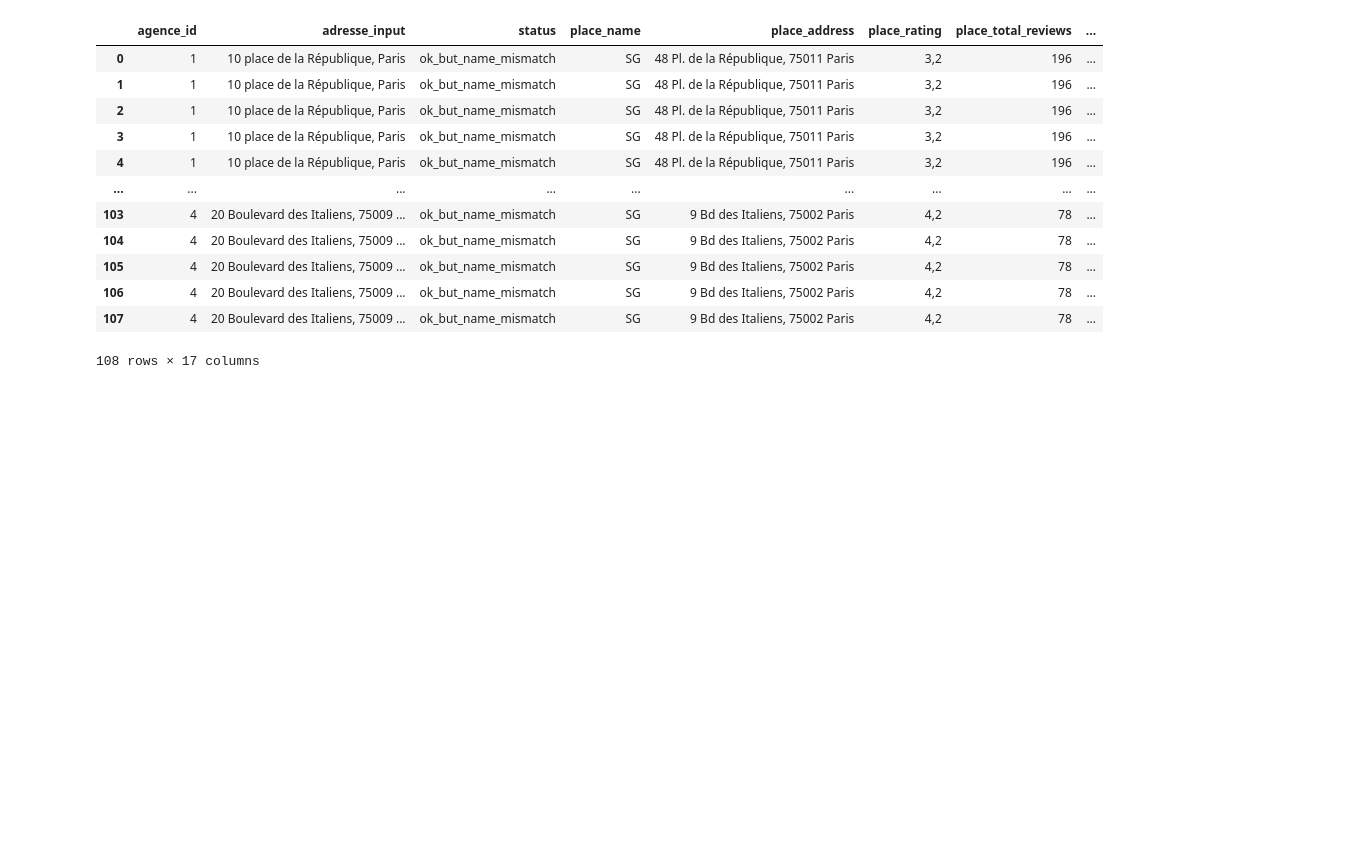
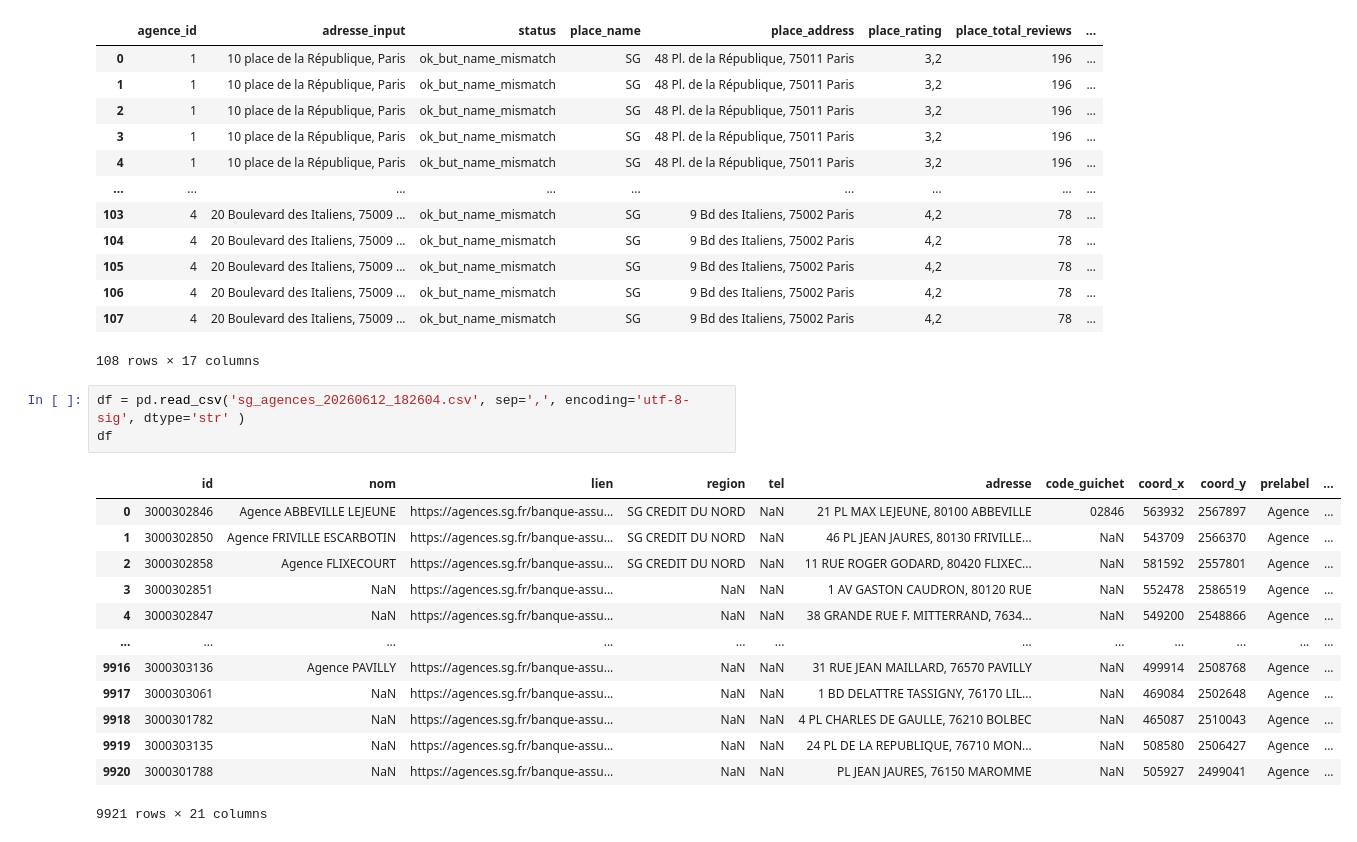
Before and after one commit to rimmansour/ssa, a Jupyter notebook: notebook.ipynb, the cells around one changed output. Saved outputs shown, nothing was run; the diff lists cells and outputs as text; blank space fills up the shorter version.

```diff
--- a/notebook.ipynb
+++ b/notebook.ipynb
@@ -16,3 +16,20 @@ pd.read_csv('avis_agences.csv', sep=',', encoding='utf-8-sig'  )
 | 106 | 4 | 20 Boulevard des Italiens, 75009 ... | ok_but_name_mismatch | SG | 9 Bd des Italiens, 75002 Paris | 4,2 | 78 | ... |
 | 107 | 4 | 20 Boulevard des Italiens, 75009 ... | ok_but_name_mismatch | SG | 9 Bd des Italiens, 75002 Paris | 4,2 | 78 | ... |
 108 rows × 17 columns
+# %%
+df = pd.read_csv('sg_agences_20260612_182604.csv', sep=',', encoding='utf-8-sig', dtype='str' )
+df
+# %% [output]
+|  | id | nom | lien | region | tel | adresse | code_guichet | coord_x | coord_y | prelabel | ... |
+| 0 | 3000302846 | Agence ABBEVILLE LEJEUNE | https://agences.sg.fr/banque-assu... | SG CREDIT DU NORD | NaN | 21 PL MAX LEJEUNE, 80100 ABBEVILLE | 02846 | 563932 | 2567897 | Agence | ... |
+| 1 | 3000302850 | Agence FRIVILLE ESCARBOTIN | https://agences.sg.fr/banque-assu... | SG CREDIT DU NORD | NaN | 46 PL JEAN JAURES, 80130 FRIVILLE... | NaN | 543709 | 2566370 | Agence | ... |
+| 2 | 3000302858 | Agence FLIXECOURT | https://agences.sg.fr/banque-assu... | SG CREDIT DU NORD | NaN | 11 RUE ROGER GODARD, 80420 FLIXEC... | NaN | 581592 | 2557801 | Agence | ... |
+| 3 | 3000302851 | NaN | https://agences.sg.fr/banque-assu... | NaN | NaN | 1 AV GASTON CAUDRON, 80120 RUE | NaN | 552478 | 2586519 | Agence | ... |
+| 4 | 3000302847 | NaN | https://agences.sg.fr/banque-assu... | NaN | NaN | 38 GRANDE RUE F. MITTERRAND, 7634... | NaN | 549200 | 2548866 | Agence | ... |
+| ... | ... | ... | ... | ... | ... | ... | ... | ... | ... | ... | ... |
+| 9916 | 3000303136 | Agence PAVILLY | https://agences.sg.fr/banque-assu... | NaN | NaN | 31 RUE JEAN MAILLARD, 76570 PAVILLY | NaN | 499914 | 2508768 | Agence | ... |
+| 9917 | 3000303061 | NaN | https://agences.sg.fr/banque-assu... | NaN | NaN | 1 BD DELATTRE TASSIGNY, 76170 LIL... | NaN | 469084 | 2502648 | Agence | ... |
+| 9918 | 3000301782 | NaN | https://agences.sg.fr/banque-assu... | NaN | NaN | 4 PL CHARLES DE GAULLE, 76210 BOLBEC | NaN | 465087 | 2510043 | Agence | ... |
+| 9919 | 3000303135 | NaN | https://agences.sg.fr/banque-assu... | NaN | NaN | 24 PL DE LA REPUBLIQUE, 76710 MON... | NaN | 508580 | 2506427 | Agence | ... |
+| 9920 | 3000301788 | NaN | https://agences.sg.fr/banque-assu... | NaN | NaN | PL JEAN JAURES, 76150 MAROMME | NaN | 505927 | 2499041 | Agence | ... |
+9921 rows × 21 columns
```
Also changed, not shown: parts of 2 cells of this notebook, 3 other files.
